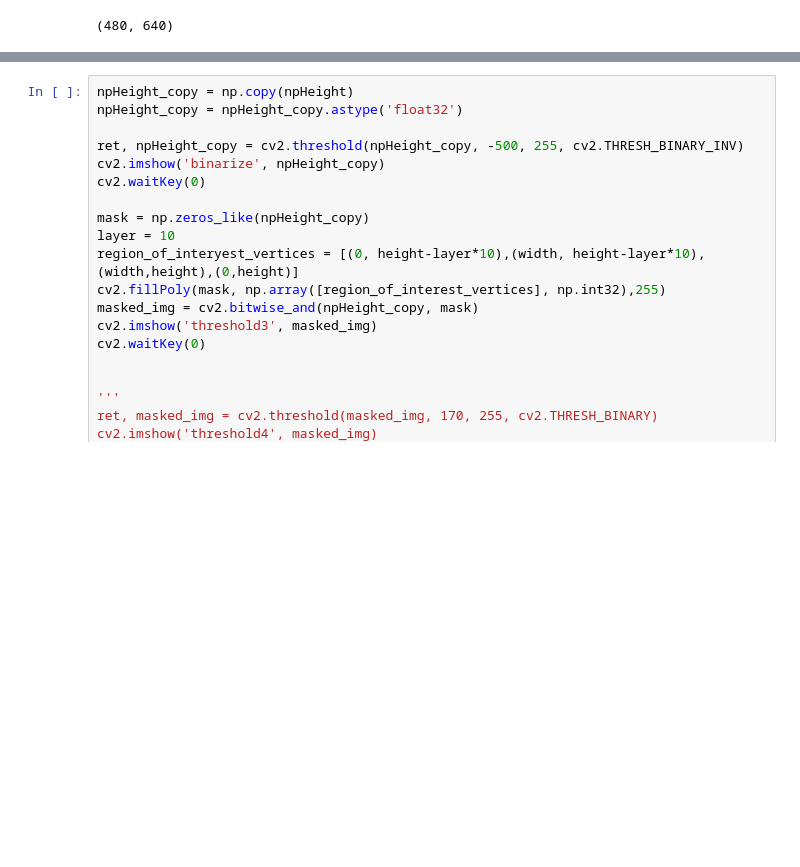
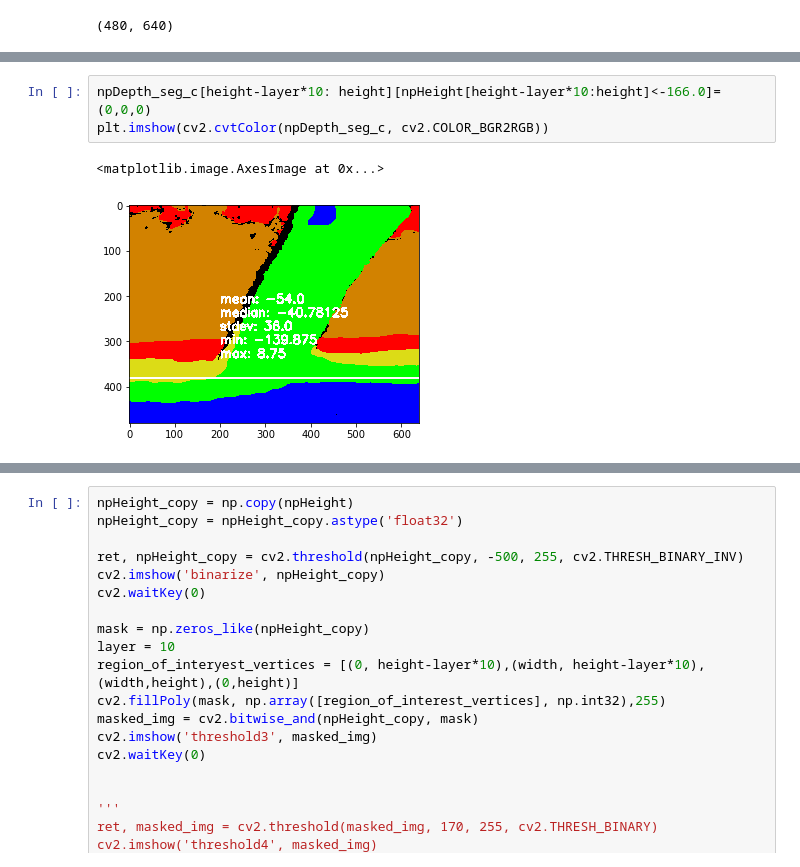
Before and after one commit to wowyunDBL/depth_app, a Jupyter notebook: jupyterNotebook/ground_subtr_npy.ipynb, the cells around one changed output, grey strips where cells are left out. Drawn from its saved outputs; the diff is of its cells as text; blank space fills up the shorter version.

```diff
--- a/jupyterNotebook/ground_subtr_npy.ipynb
+++ b/jupyterNotebook/ground_subtr_npy.ipynb
@@ -186,3 +170,9 @@ plt.imshow(cv2.cvtColor(npDepth_seg_c, cv2.COLOR_BGR2RGB))
+# %%
+npDepth_seg_c[height-layer*10: height][npHeight[height-layer*10:height]<-166.0]=(0,0,0)
+plt.imshow(cv2.cvtColor(npDepth_seg_c, cv2.COLOR_BGR2RGB))
+# %% [output]
+<matplotlib.image.AxesImage at 0x...>
+[figure, added]
 # %%
 HOG_height = np.zeros(2000)
 for i in range(height-layer*10, height):
```
Also changed, not shown: parts of 9 cells of this notebook.
